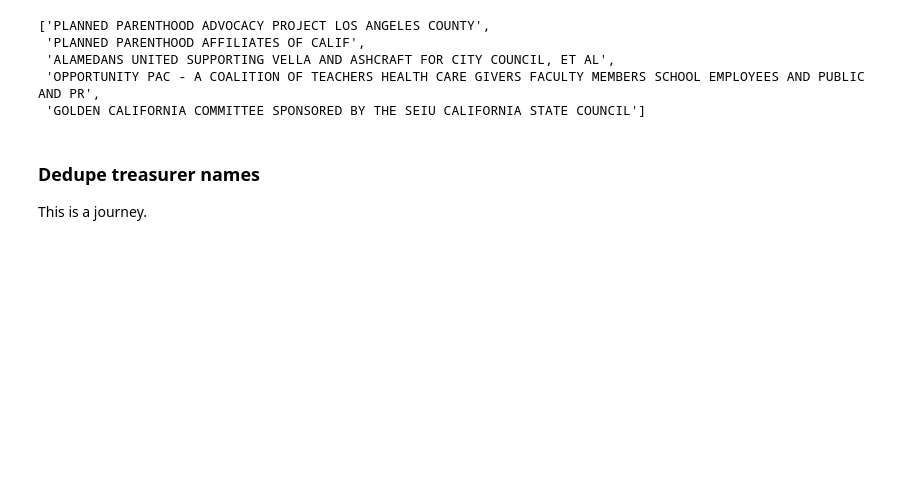
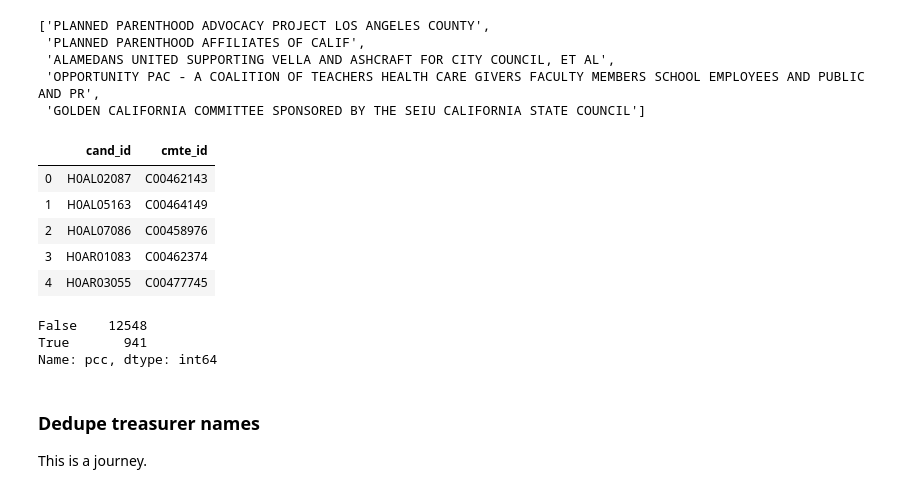
Before and after one commit to volsweep/volsweep.github.io, a Jupyter notebook: projects/FEC/2018/03a - 2018_CommitteeMaster_clean.ipynb, the cells around one changed output. Cells and saved outputs as stored; diff of their text form; code cells hidden in the pictures; blank space fills up the shorter version.

```diff
--- a/projects/FEC/2018/03a - 2018_CommitteeMaster_clean.ipynb
+++ b/projects/FEC/2018/03a - 2018_CommitteeMaster_clean.ipynb
@@ -400,6 +400,26 @@ list(cm.loc[
  'ALAMEDANS UNITED SUPPORTING VELLA AND ASHCRAFT FOR CITY COUNCIL, ET AL',
  'OPPORTUNITY PAC - A COALITION OF TEACHERS HEALTH CARE GIVERS FACULTY MEMBERS SCHOOL EMPLOYEES AND PUBLIC AND PR',
  'GOLDEN CALIFORNIA COMMITTEE SPONSORED BY THE SEIU CALIFORNIA STATE COUNCIL']
+# %%
+# mark principal campaign committees
+
+pccs = pd.read_csv('data/02a_principalcampaigncommittees.csv')
+
+pccs.head()
+# %% [output]
+|  | cand_id | cmte_id |
+| 0 | H0AL02087 | C00462143 |
+| 1 | H0AL05163 | C00464149 |
+| 2 | H0AL07086 | C00458976 |
+| 3 | H0AR01083 | C00462374 |
+| 4 | H0AR03055 | C00477745 |
+# %%
+cm['pcc'] = [True if (x in list(pccs['cmte_id'].values)) else False for x in cm['cmte_id']]
+cm['pcc'].value_counts()
+# %% [output]
+False    12548
+True       941
+Name: pcc, dtype: int64
 # %% [markdown]
 ### Dedupe treasurer names
 
```
Also changed, not shown: parts of 9 cells of this notebook, 36 other files.
